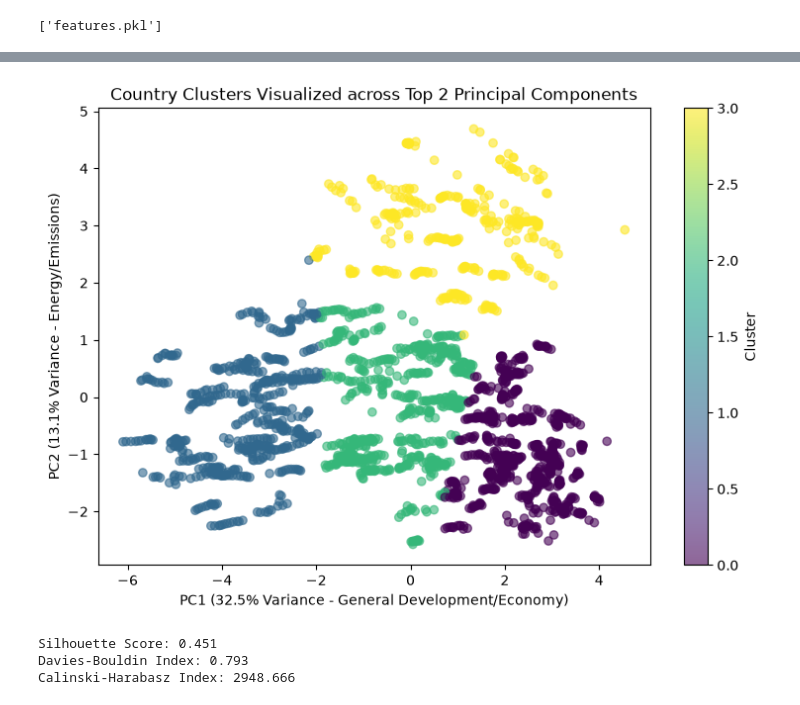
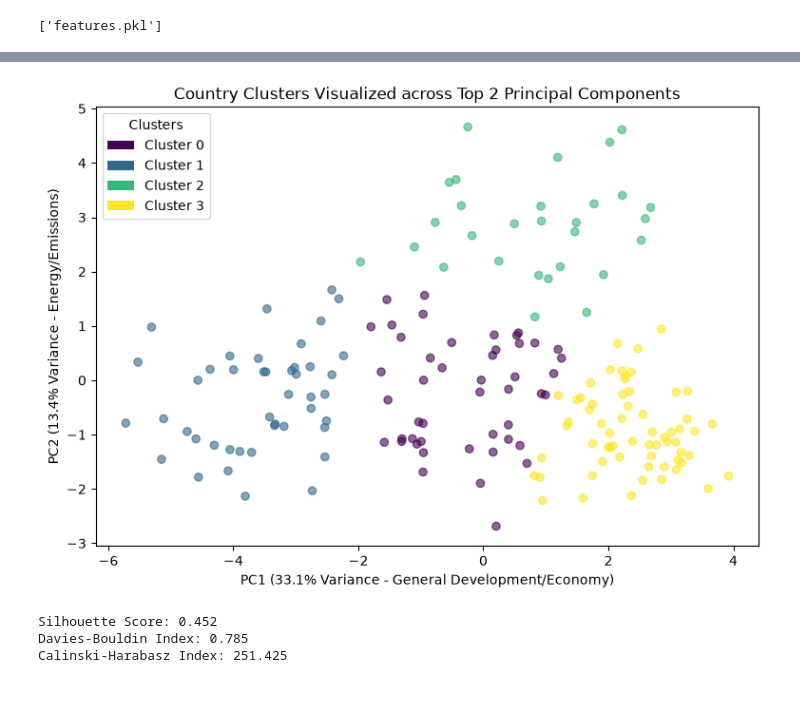
Before and after one commit to Mina-Makram-001/2B_Data_Science_Portfolio, a Jupyter notebook: Task_4_(Train_3_Unsupervised_ML_Models)/4_The_Model_&_Cluster_Analysis.ipynb, the cells around one changed output, grey strips where cells are left out. Drawn from its saved outputs; the diff is of its cells as text; code cells hidden in the pictures.

Commit message:
start cluster analysis

```diff
--- a/Task_4_(Train_3_Unsupervised_ML_Models)/4_The_Model_&_Cluster_Analysis.ipynb
+++ b/Task_4_(Train_3_Unsupervised_ML_Models)/4_The_Model_&_Cluster_Analysis.ipynb
@@ -338,10 +338,13 @@ for col in cols_with_nulls:
     )
 
     df_countries[col] = (
+    df_countries[col]
+    .fillna(
         df_countries
         .groupby("country_code")[col]
         .transform(func="median")
         )
+    )
 
     df_countries[col] = (
     df_countries[col]
@@ -366,12 +369,12 @@ df_countries.head()
 # %%
 features = df_countries.iloc[:, 3:].columns.to_list()
 
-# df_countries = (
-#     df_countries
-#     .groupby("country_code")[features]
-#     .mean()
-#     .reset_index()
-# )
+df_countries = (
+    df_countries
+    .groupby(["country_name", "country_code"])[features]
+    .mean()
+    .reset_index()
+)
 
 X = df_countries[features]
 # %%
@@ -488,20 +491,45 @@ cluster_summary
 # %%
-# Create a 2D plot using the top 2 principal components
+import matplotlib.pyplot as plt
+from matplotlib.patches import Patch
+
+# Create the plot
 plt.figure(figsize=(9, 6))
+
 plt.scatter(
     X_pca[:, 0],
     X_pca[:, 1],
     c=df_countries["Cluster"],
     cmap="viridis",
     alpha=0.6,
 )
-plt.xlabel("PC1 (32.5% Variance - General Development/Economy)")
-plt.ylabel("PC2 (13.1% Variance - Energy/Emissions)")
+
+# Exact colors used by viridis for your 4 clusters
+cluster_colors = {
+    0: "#440154",
+    1: "#31688e",
+    2: "#35b779",
+    3: "#fde725"
+}
+
+# Create legend entries
+legend_elements = [
+    Patch(facecolor=color, label=f"Cluster {cluster}")
+    for cluster, color in cluster_colors.items()
+]
+
+plt.legend(
+    handles=legend_elements,
+    title="Clusters",
+    loc="best"
+)
+
+plt.xlabel("PC1 (33.1% Variance - General Development/Economy)")
+plt.ylabel("PC2 (13.4% Variance - Energy/Emissions)")
 plt.title("Country Clusters Visualized across Top 2 Principal Components")
-plt.colorbar(label="Cluster")
+
 plt.show()
 # %% [output]
-[figure, old version]
+[figure, new version]
 # %%
 from sklearn.metrics import (
     calinski_harabasz_score,
@@ -518,7 +546,7 @@ print(f"Silhouette Score: {sil:.3f}")
 print(f"Davies-Bouldin Index: {db:.3f}")
 print(f"Calinski-Harabasz Index: {ch:.3f}")
 # %% [output]
-Silhouette Score: 0.451
-Davies-Bouldin Index: 0.793
-Calinski-Harabasz Index: 2948.666
+Silhouette Score: 0.452
+Davies-Bouldin Index: 0.785
+Calinski-Harabasz Index: 251.425
 # %%
```
Also changed, not shown: parts of 9 cells of this notebook, 5 other files.
